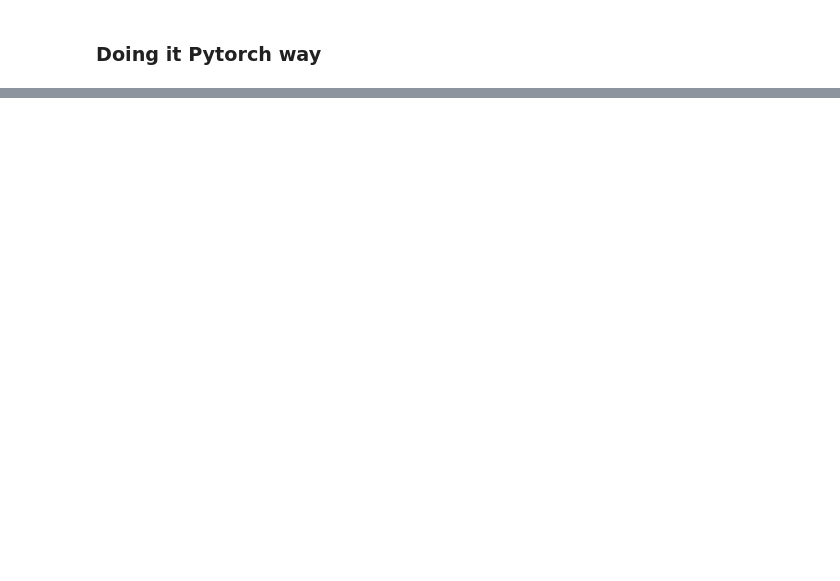
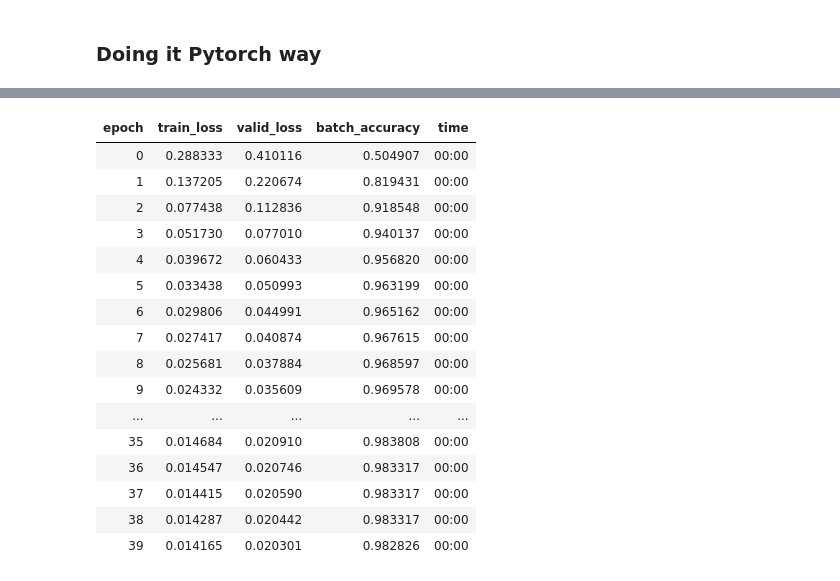
Before and after one commit to addicted-ai/bear-classification-test, a Jupyter notebook: MNIST_digit_classifier.ipynb, the cells around one changed output, grey strips where cells are left out. Saved outputs shown, nothing was run; the diff lists cells and outputs as text; code cells hidden in the pictures; blank space fills up the shorter version.

```diff
--- a/MNIST_digit_classifier.ipynb
+++ b/MNIST_digit_classifier.ipynb
@@ -358,0 +435,28 @@ page 174
+# %%
+# building a custom neuron
+simple_net = nn.Sequential(
+ nn.Linear(28*28,30),
+ nn.ReLU(),
+ nn.Linear(30,1)
+)
+
+learn = Learner(dls, simple_net, opt_func=SGD, loss_func=mnist_loss, metrics=batch_accuracy)
+learn.fit(40, lr=0.1) # we have taken learning rate low than previously, so 40 epoch for good response
+# %% [output]
+| epoch | train_loss | valid_loss | batch_accuracy | time |
+| 0 | 0.288333 | 0.410116 | 0.504907 | 00:00 |
+| 1 | 0.137205 | 0.220674 | 0.819431 | 00:00 |
+| 2 | 0.077438 | 0.112836 | 0.918548 | 00:00 |
+| 3 | 0.051730 | 0.077010 | 0.940137 | 00:00 |
+| 4 | 0.039672 | 0.060433 | 0.956820 | 00:00 |
+| 5 | 0.033438 | 0.050993 | 0.963199 | 00:00 |
+| 6 | 0.029806 | 0.044991 | 0.965162 | 00:00 |
+| 7 | 0.027417 | 0.040874 | 0.967615 | 00:00 |
+| 8 | 0.025681 | 0.037884 | 0.968597 | 00:00 |
+| 9 | 0.024332 | 0.035609 | 0.969578 | 00:00 |
+| ... | ... | ... | ... | ... |
+| 35 | 0.014684 | 0.020910 | 0.983808 | 00:00 |
+| 36 | 0.014547 | 0.020746 | 0.983317 | 00:00 |
+| 37 | 0.014415 | 0.020590 | 0.983317 | 00:00 |
+| 38 | 0.014287 | 0.020442 | 0.983317 | 00:00 |
+| 39 | 0.014165 | 0.020301 | 0.982826 | 00:00 |
```
Also changed, not shown: parts of 28 cells of this notebook.
